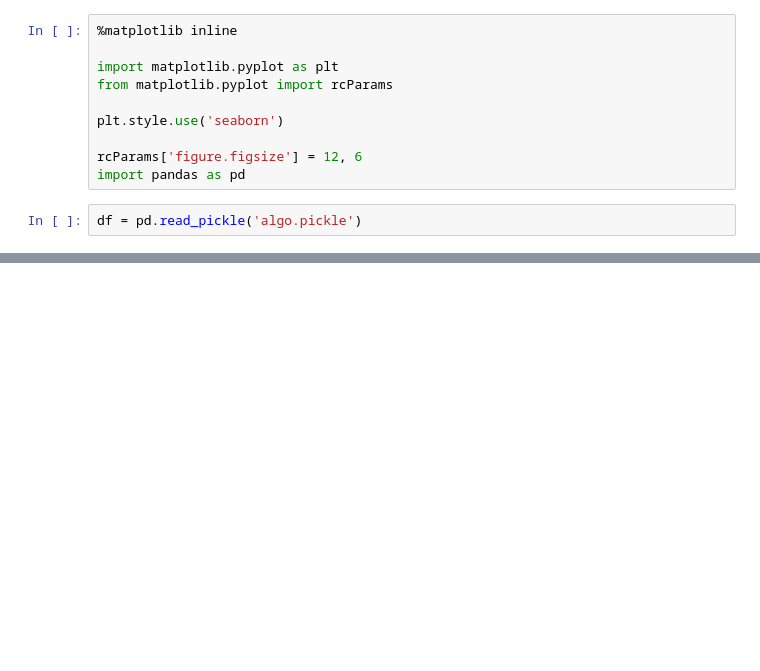
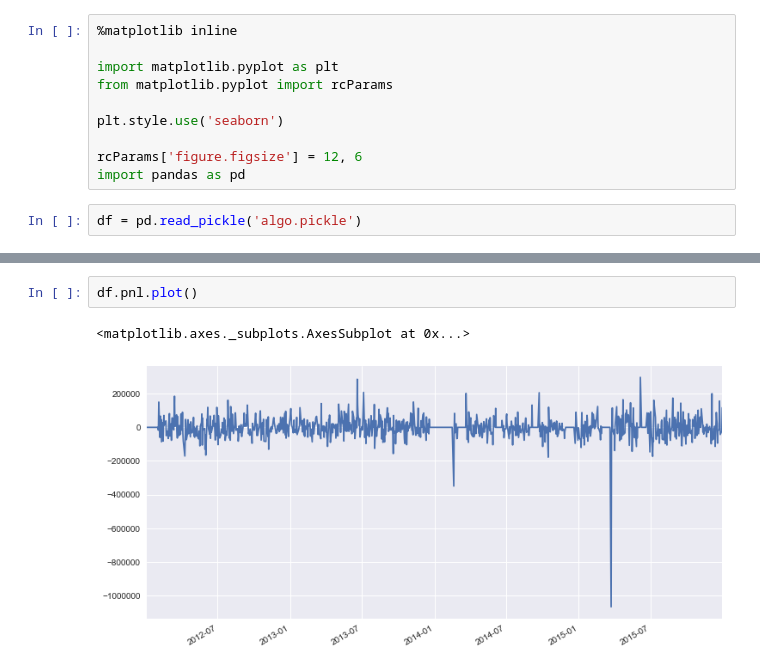
Before and after one commit to marketneutral/misc_research, a Jupyter notebook: algos/sim-plots.ipynb, the cells around one changed output, grey strips where cells are left out. Drawn from its saved outputs; the diff is of its cells as text; blank space fills up the shorter version.

```diff
--- a/algos/sim-plots.ipynb
+++ b/algos/sim-plots.ipynb
@@ -56,0 +42,5 @@ Name: orders, dtype: object
+# %%
+df.pnl.plot()
+# %% [output]
+<matplotlib.axes._subplots.AxesSubplot at 0x...>
+[figure, added]
```
Also changed, not shown: parts of 6 cells of this notebook, 3 other files.
